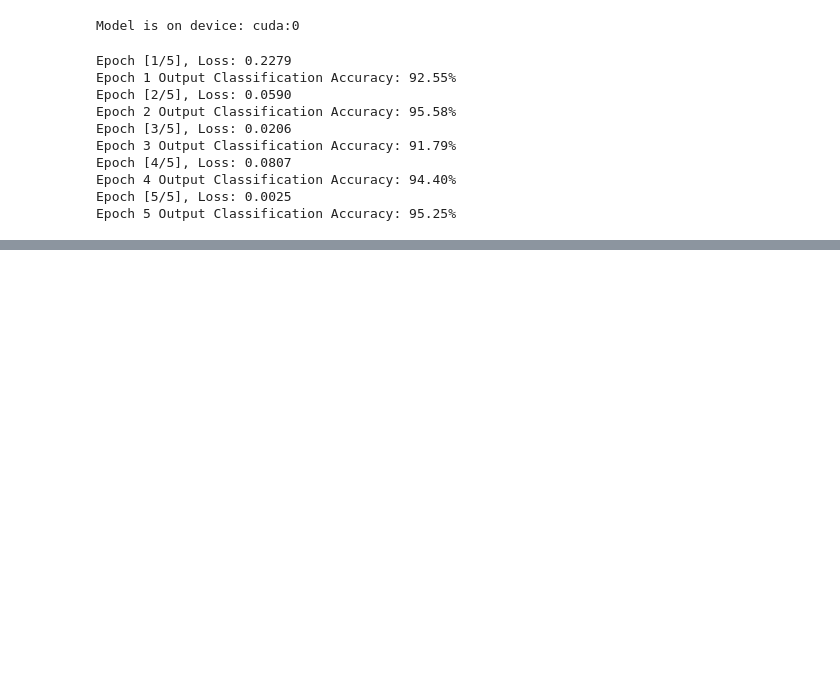
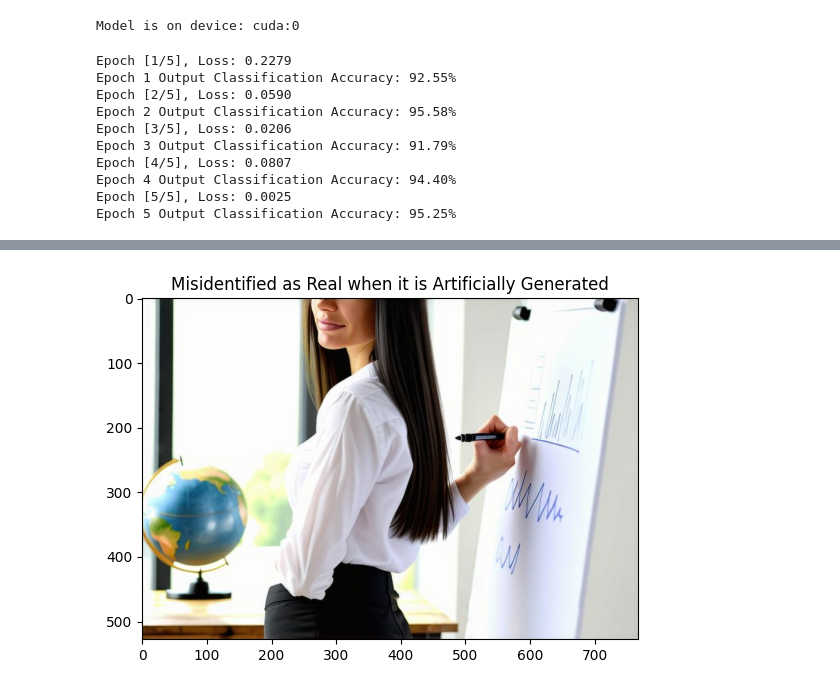
Before and after one commit to angelinabuysse/CS455_Final_Project_UG7, a Jupyter notebook: cnn.ipynb, the cells around one changed output, grey strips where cells are left out. Drawn from its saved outputs; the diff is of its cells as text; code cells hidden in the pictures; blank space fills up the shorter version.

```diff
--- a/cnn.ipynb
+++ b/cnn.ipynb
@@ -169,0 +201,11 @@ test_vs_pred.to_csv(os.path.join('output', 'test_vs_pred.csv'))
+# %%
+for i in range(len(test_vs_pred['y_test'])):
+    if test_vs_pred['y_test'][i] == 1 and test_vs_pred['predictions'][i] == 0:
+        img_file = pd.read_csv(TESTING_CSV_DIR).iloc[i, 1].split('/')[1]
+        img = np.asarray(Image.open(os.path.join(TESTING_DIR, img_file)))
+        plt.title("Misidentified as Real when it is Artificially Generated")
+        plt.imshow(img)
+        plt.savefig(os.path.join('output', 'Misidentified_Real.png'))
+        break
+# %% [output]
+[figure, added]
```
Also changed, not shown: parts of 8 cells of this notebook, 8 other files.
